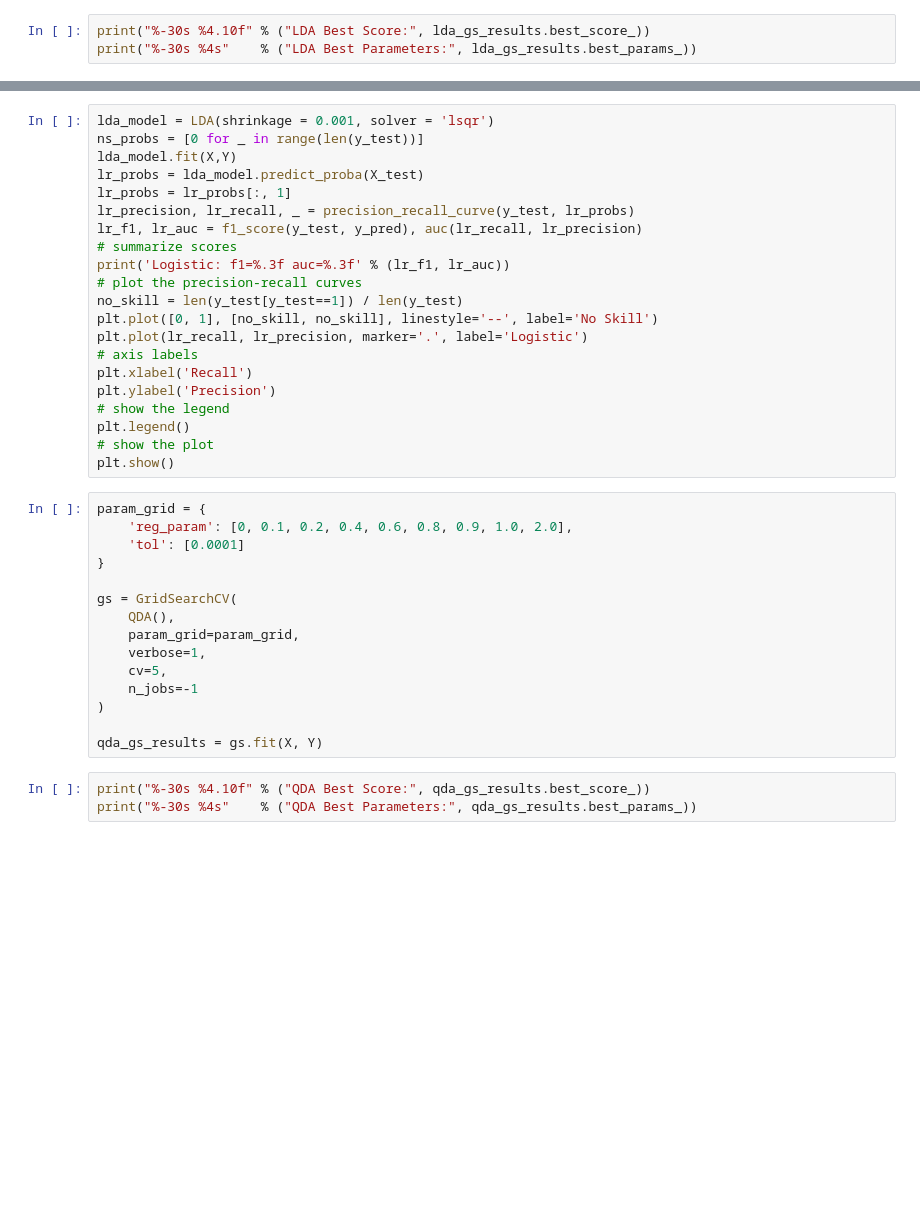
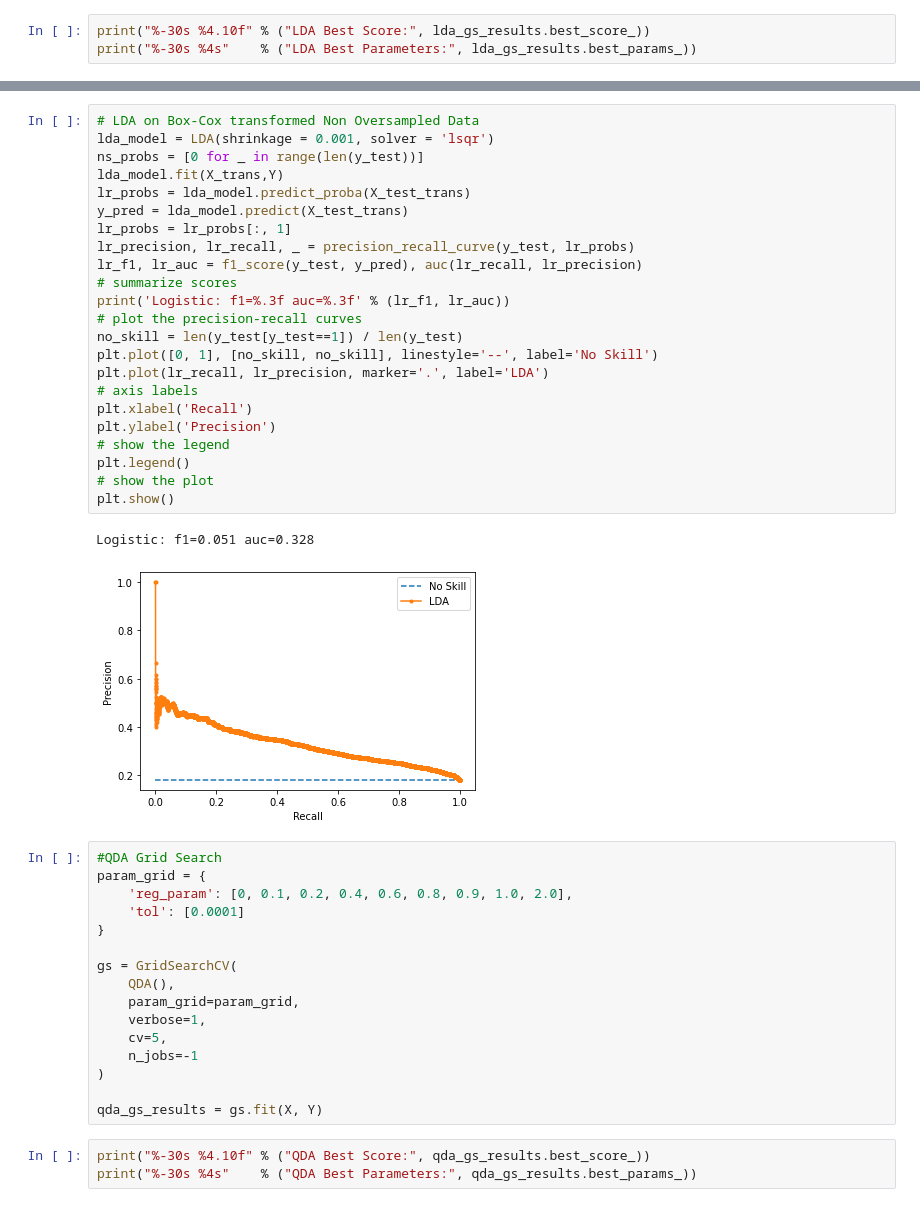
Before and after one commit to MarlonFacey/LoanDataLogReg, a Jupyter notebook: Loan Data EDA.ipynb, the cells around one changed output, grey strips where cells are left out. Saved outputs shown, nothing was run; the diff lists cells and outputs as text; blank space fills up the shorter version.

```diff
--- a/Loan Data EDA.ipynb
+++ b/Loan Data EDA.ipynb
@@ -690,25 +682,31 @@ Logistic: ROC AUC=0.688
 # %%
+# LDA on Box-Cox transformed Non Oversampled Data
 lda_model = LDA(shrinkage = 0.001, solver = 'lsqr')
 ns_probs = [0 for _ in range(len(y_test))]
-lda_model.fit(X,Y)
-lr_probs = lda_model.predict_proba(X_test)
+lda_model.fit(X_trans,Y)
+lr_probs = lda_model.predict_proba(X_test_trans)
+y_pred = lda_model.predict(X_test_trans)
 lr_probs = lr_probs[:, 1]
 lr_precision, lr_recall, _ = precision_recall_curve(y_test, lr_probs)
 lr_f1, lr_auc = f1_score(y_test, y_pred), auc(lr_recall, lr_precision)
 # summarize scores
 print('Logistic: f1=%.3f auc=%.3f' % (lr_f1, lr_auc))
 # plot the precision-recall curves
 no_skill = len(y_test[y_test==1]) / len(y_test)
 plt.plot([0, 1], [no_skill, no_skill], linestyle='--', label='No Skill')
-plt.plot(lr_recall, lr_precision, marker='.', label='Logistic')
+plt.plot(lr_recall, lr_precision, marker='.', label='LDA')
 # axis labels
 plt.xlabel('Recall')
 plt.ylabel('Precision')
 # show the legend
 plt.legend()
 # show the plot
 plt.show()
+# %% [output]
+Logistic: f1=0.051 auc=0.328
+[figure, added]
 # %%
+#QDA Grid Search
 param_grid = {
     'reg_param': [0, 0.1, 0.2, 0.4, 0.6, 0.8, 0.9, 1.0, 2.0],
     'tol': [0.0001]
```
Also changed, not shown: parts of 39 cells of this notebook.
